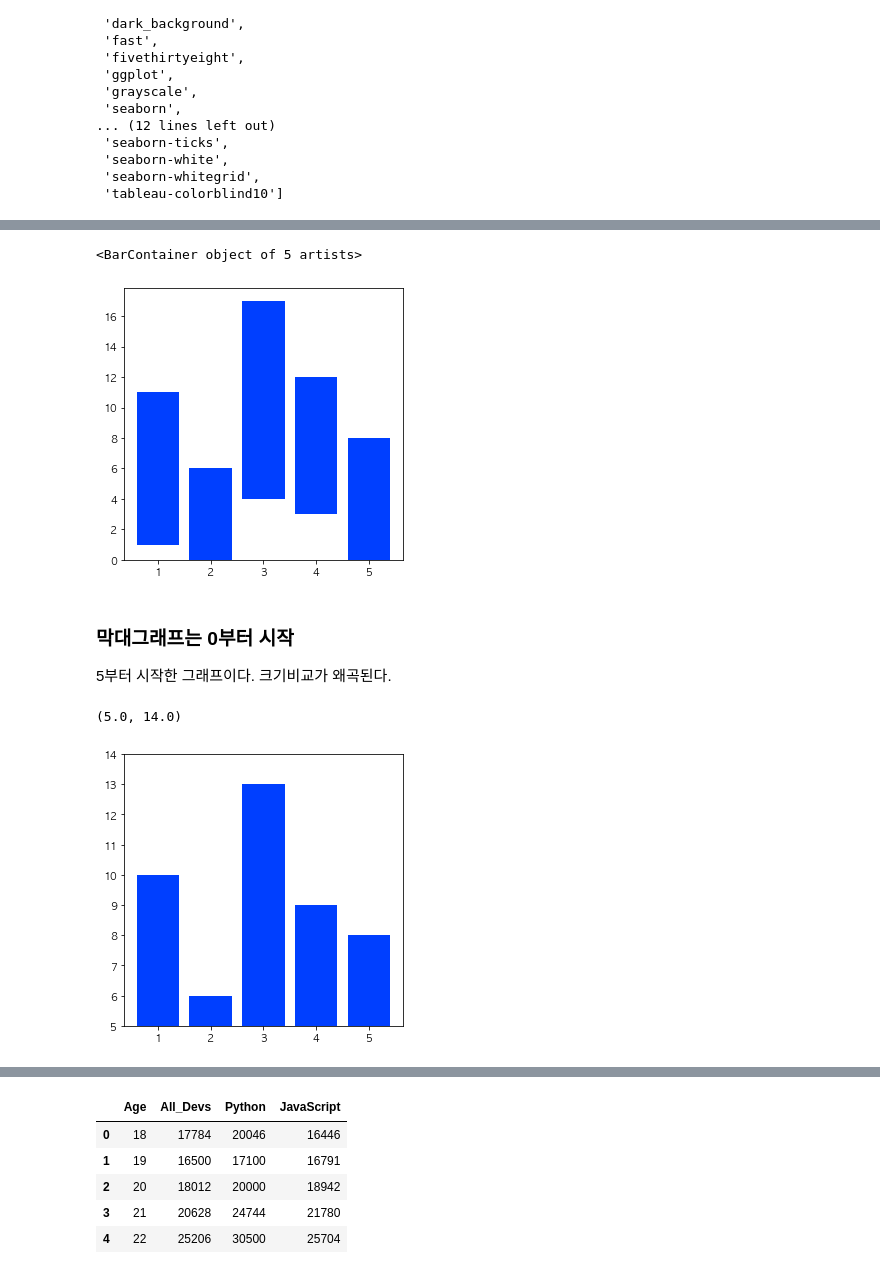
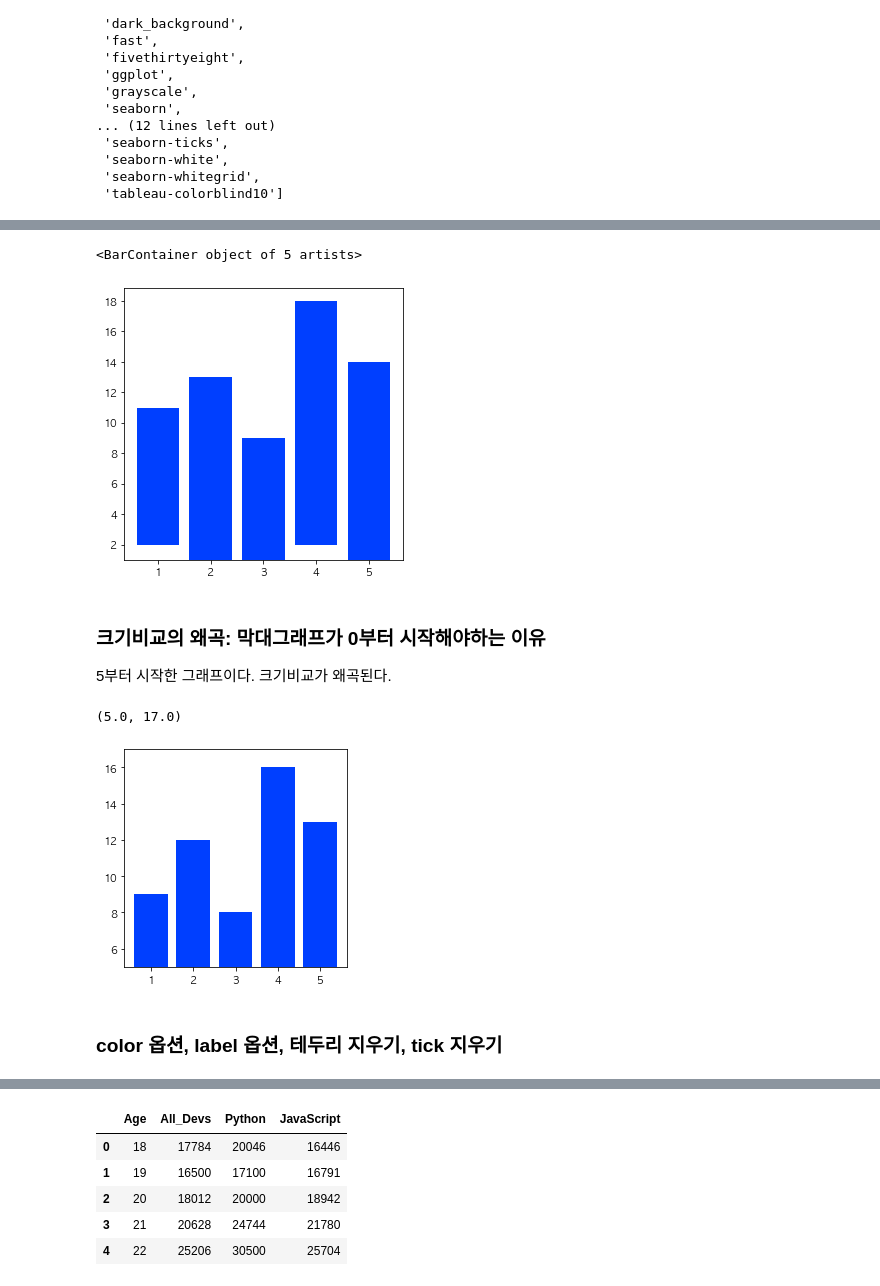
Before and after one commit to Angela-Park-JE/wanted-pre-onboarding-challenge-data, a Jupyter notebook: [2]week1/4강-matplotlib.ipynb, the cells around one changed output, grey strips where cells are left out. Drawn from its saved outputs; the diff is of its cells as text; code cells hidden in the pictures.

```diff
--- a/[2]week1/4강-matplotlib.ipynb
+++ b/[2]week1/4강-matplotlib.ipynb
@@ -126,8 +129,11 @@ axes type : <class 'numpy.ndarray'>
 # %%
-fig, ax = plt.subplots(1, 1, figsize=(5,5)) # 그래프 한개만 들어와있는 상태
-x = [1,2,3,4,5]
-y = np.array([10,6,13,9,8])
+fig, ax = plt.subplots(1, 1, figsize=(4, 4)) # 그래프 한 개만 들어와있는 상태
 
-ax.bar(x, y) # 세로 막대 그래프
+# 데이터
+x = [1, 2, 3, 4, 5]
+y = np.array([9, 12, 8, 16, 13])
+
+# 세로 막대 그래프
+ax.bar(x, y)
 # %% [output]
 <BarContainer object of 5 artists>
@@ -140,21 +146,24 @@ ax.bar(x, y) # 세로 막대 그래프
 fig, ax = plt.subplots(figsize=(5,5))
 
 ax.bar(x, y,
-        bottom = np.random.choice(np.arange(5), size=5) # 바텀 5개에, 시작점을 랜덤하도록.
-)
+       bottom = np.random.choice(np.arange(5), size=5) # 바텀 5개에, 각각의 시작점을 랜덤하도록 어레이를 주었다.
+        )
 # %% [output]
 <BarContainer object of 5 artists>
-[figure, old version]
+[figure, new version]
 # %% [markdown]
-### 막대그래프는 0부터 시작
+### 크기비교의 왜곡: 막대그래프가 0부터 시작해야하는 이유
 
 5부터 시작한 그래프이다. 크기비교가 왜곡된다.
 # %%
-fig, ax = plt.subplots(figsize=(5,5))
+fig, ax = plt.subplots(figsize=(4, 4))
 
 ax.bar(x, y)
-ax.set_ylim([5,14])
+ax.set_ylim([5, 17])
+# 8과 16이 2배 차이가 아니라 3배 차이나는 것으로 보이게 된다.
 # %% [output]
-(5.0, 14.0)
+(5.0, 17.0)
-[figure, old version]
+[figure, new version]
+# %% [markdown]
+### color 옵션, label 옵션, 테두리 지우기, tick 지우기
 # %%
```
Also changed, not shown: parts of 16 cells of this notebook.
